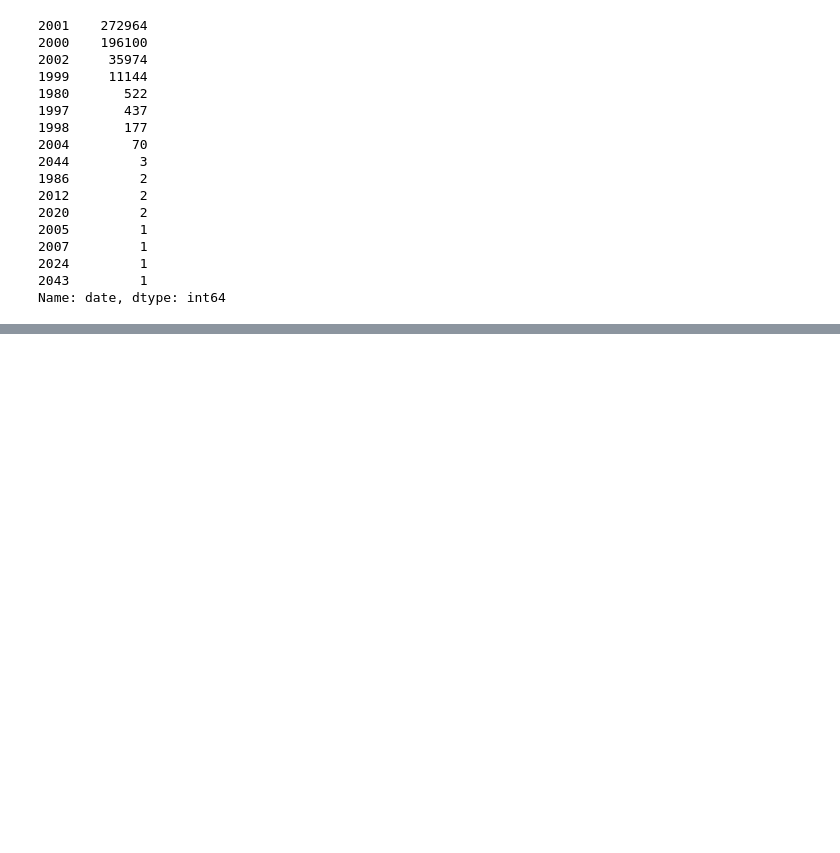
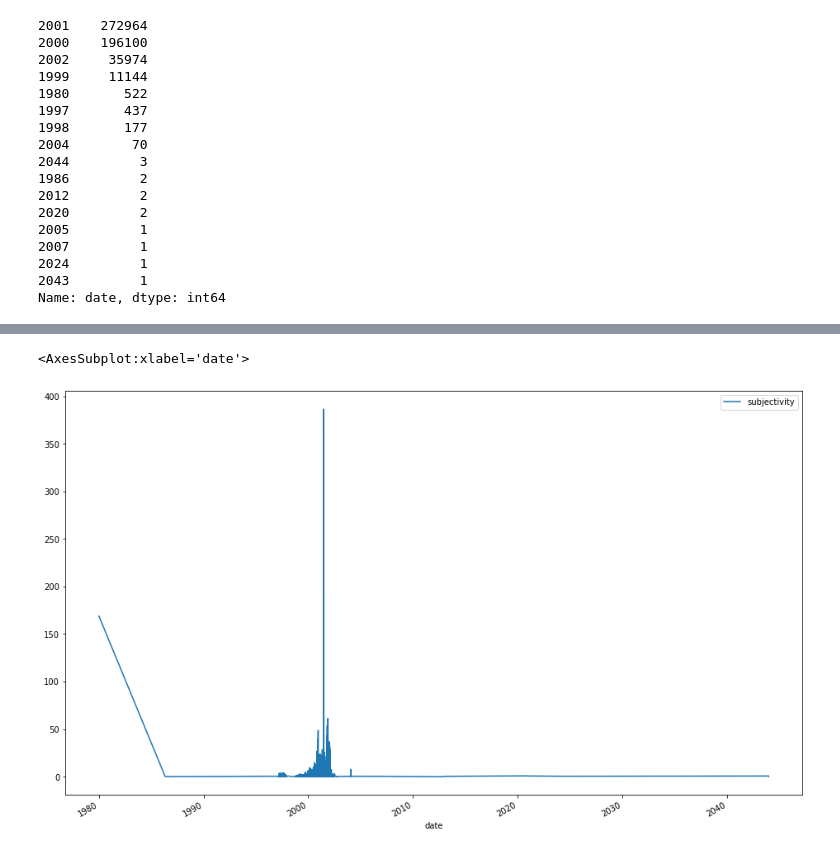
Before and after one commit to Enron-Discussion-NLP/Capstone, a Jupyter notebook: function_test.ipynb, the cells around one changed output, grey strips where cells are left out. Drawn from its saved outputs; the diff is of its cells as text; code cells hidden in the pictures; blank space fills up the shorter version.

```diff
--- a/function_test.ipynb
+++ b/function_test.ipynb
@@ -207,0 +213,5 @@ def acquire_emails():
+# %%
+doglover.plot(x = 'date', y = 'subjectivity', figsize=(16,10))
+# %% [output]
+<AxesSubplot:xlabel='date'>
+[figure, added]
```
Also changed, not shown: parts of 11 cells of this notebook.
